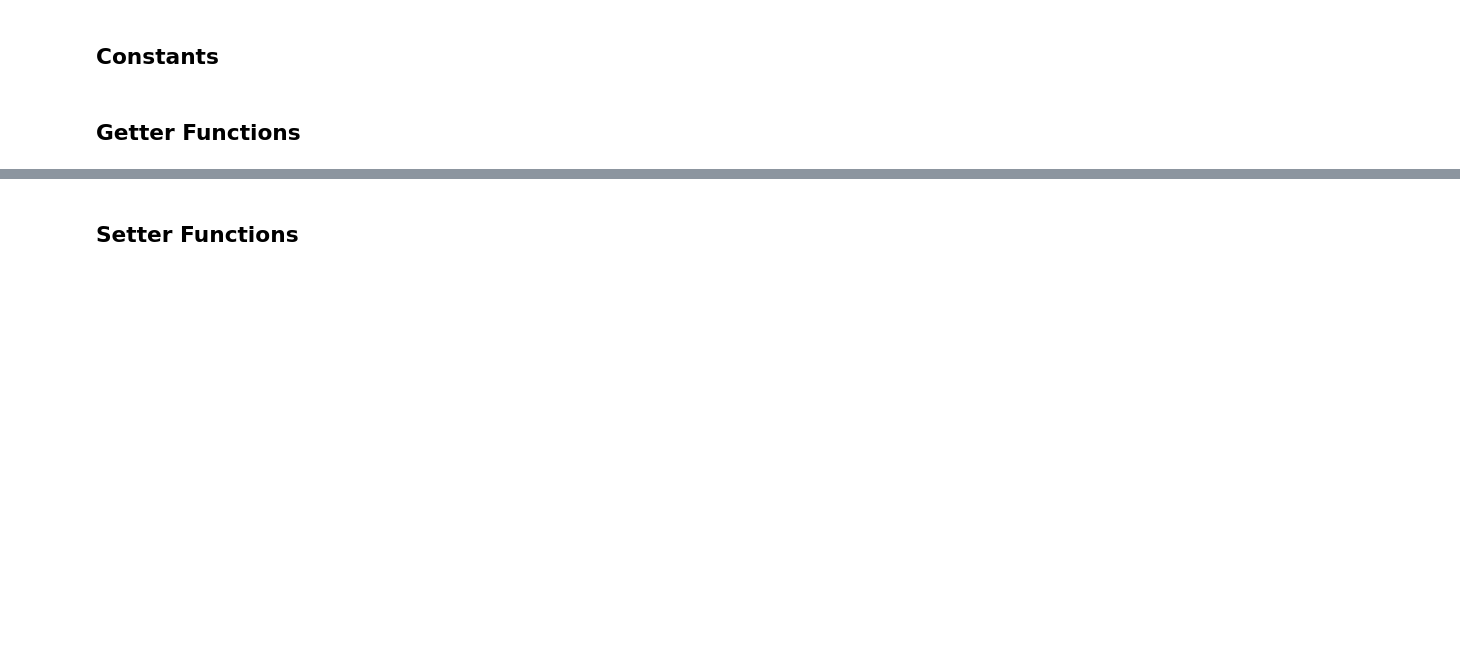
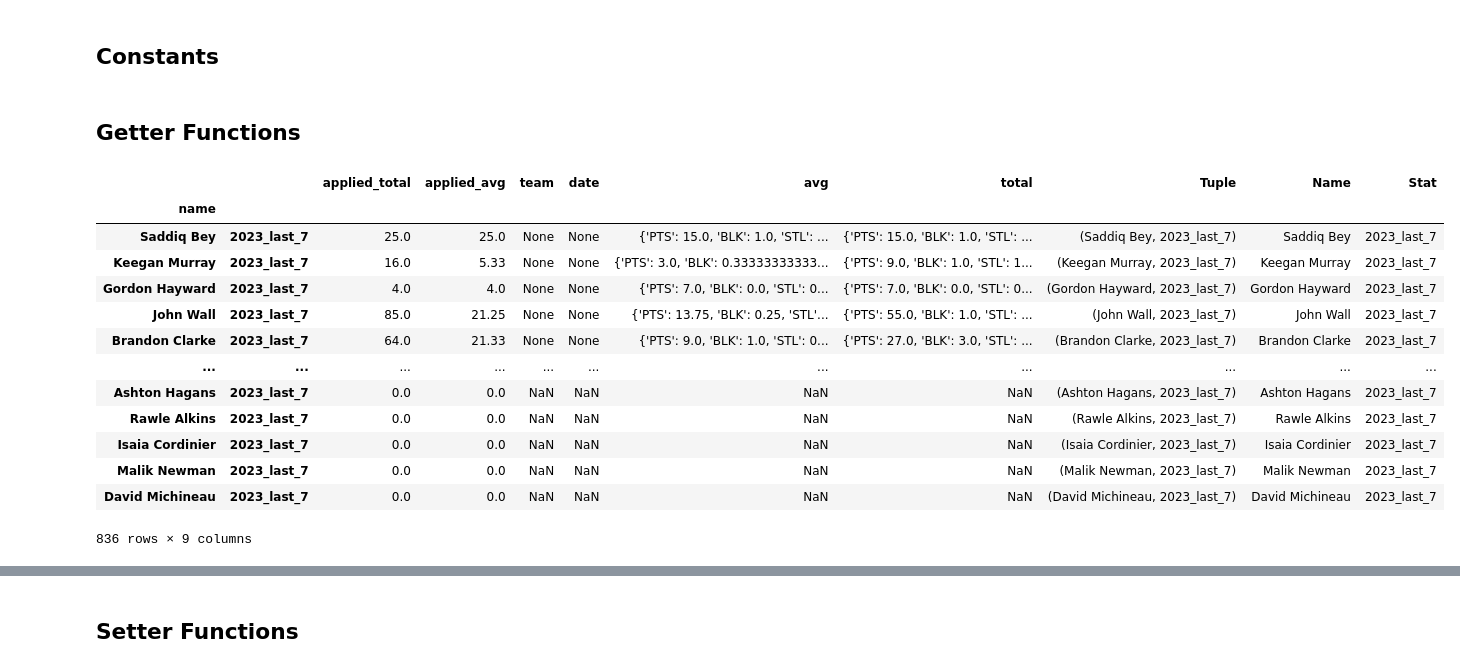
Before and after one commit to Scouthoovy/ESPN-NBAFantasy-WeeklyReport, a Jupyter notebook: NBAFantasyAPI_WeeklyReport.ipynb, the cells around one changed output, grey strips where cells are left out. Drawn from its saved outputs; the diff is of its cells as text; code cells hidden in the pictures; blank space fills up the shorter version.

```diff
--- a/NBAFantasyAPI_WeeklyReport.ipynb
+++ b/NBAFantasyAPI_WeeklyReport.ipynb
@@ -136,6 +136,14 @@ def getPlayerStats():
   playerStats = pd.concat(playerStats)
   return playerStats
 
+def getFAstats():
+  players = getFreeAgents()
+  playerStats = []
+  for row in players.itertuples():
+    playerStats.append(createPlayerDataFrame(row._1))
+  FAstats = pd.concat(playerStats)
+  return FAstats
+
 def getBoxPlayer(scoringPeriod):
   boxscores = getBoxScores_adv(scoringPeriod, False)
   boxscores['HomeBoxLineup'] = boxscores.apply(lambda matchup: matchup[0].home_lineup, axis=1)
@@ -169,6 +177,13 @@ def getBestPlayersLastWeek():
   playerStats = playerStats[playerStats['Stat']=='2023_last_7']
   return playerStats
 
+def getBestFreeAgentsLastWeek():
+  faStats = getFAstats()
+  faStats['Tuple'] = faStats.index.to_numpy()
+  faStats['Name'] = faStats.apply(lambda row: row['Tuple'][0], axis=1)
+  faStats['Stat'] = faStats.apply(lambda row: row['Tuple'][1], axis=1)
+  faStats = faStats[faStats['Stat']=='2023_last_7']
+  return faStats
 
 #Used in getPickupScores() to calculate the total FPTS scored in a week for a player.
 def getTotalScoredByPickup(row):
@@ -182,13 +197,17 @@ def getTotalScoredByPickup(row):
     startPeriod = math.floor(pickupPeriod)
   endPeriod = int(dt.timedelta(weeks=getLastWeekNum()).total_seconds() / 86400) #Get's last day of the week, and computes number of days since dayZero
   for period in range(startPeriod, endPeriod+1):
-    if period != 23:
+    if (period != 23) and (period != 39):
       boxplayers = getBoxPlayer(period)
       boxPlayer = boxplayers[boxplayers['Player']==playername]
       dfPlayerArray.append(boxPlayer)
-  dfPlayer = pd.concat(dfPlayerArray)
-  points = np.sum(dfPlayer['Points'])
+  if dfPlayerArray != []:
+    dfPlayer = pd.concat(dfPlayerArray)
+    points = np.sum(dfPlayer['Points'])
+  else:
+    points = 0
   return points
+
 
 #Used in getPickupScores() to calculate the average FPTS scored in a week for a player.
 def getAverageScoredByPickup(row):
@@ -202,17 +221,21 @@ def getAverageScoredByPickup(row):
     startPeriod = math.floor(pickupPeriod)
   endPeriod = int(dt.timedelta(weeks=getLastWeekNum()).total_seconds() / 86400) #Get's last day of the week, and computes number of days since dayZero
   for period in range(startPeriod, endPeriod+1):
-    if period != 23:
+    if (period != 23) and (period != 39):
       boxplayers = getBoxPlayer(period)
       boxPlayer = boxplayers[boxplayers['Player']==playername]
       dfPlayerArray.append(boxPlayer)
-  dfPlayer = pd.concat(dfPlayerArray)
-  points = np.sum(dfPlayer['Points'])
-  dfPlayer['gamePlayed'] = dfPlayer.apply(lambda row: int(row['Points'] != 0), axis=1)
-  gamesPlayed = np.sum(dfPlayer['gamePlayed'])
+  if dfPlayerArray != []:
+    dfPlayer = pd.concat(dfPlayerArray)
+    points = np.sum(dfPlayer['Points'])
+    dfPlayer['gamePlayed'] = dfPlayer.apply(lambda row: int(row['Points'] != 0), axis=1)
+    gamesPlayed = np.sum(dfPlayer['gamePlayed'])
 
-  if gamesPlayed != 0:
-    avgPoints = points / gamesPlayed
+    if gamesPlayed != 0:
+      avgPoints = points / gamesPlayed
+    else:
+      avgPoints = 0
+
   else:
     avgPoints = 0
 
@@ -351,3 +374,20 @@ def getPickupScores():
   recentActivity['avgPoints'] = recentActivity.apply(lambda row: getAverageScoredByPickup(row), axis=1)
 
   return recentActivity
+# %%
+getBestFreeAgentsLastWeek()
+# %% [output]
+|  |  | applied_total | applied_avg | team | date | avg | total | Tuple | Name | Stat |
+| name |  |  |  |  |  |  |  |  |  |  |
+| Saddiq Bey | 2023_last_7 | 25.0 | 25.0 | None | None | {'PTS': 15.0, 'BLK': 1.0, 'STL': ... | {'PTS': 15.0, 'BLK': 1.0, 'STL': ... | (Saddiq Bey, 2023_last_7) | Saddiq Bey | 2023_last_7 |
+| Keegan Murray | 2023_last_7 | 16.0 | 5.33 | None | None | {'PTS': 3.0, 'BLK': 0.33333333333... | {'PTS': 9.0, 'BLK': 1.0, 'STL': 1... | (Keegan Murray, 2023_last_7) | Keegan Murray | 2023_last_7 |
+| Gordon Hayward | 2023_last_7 | 4.0 | 4.0 | None | None | {'PTS': 7.0, 'BLK': 0.0, 'STL': 0... | {'PTS': 7.0, 'BLK': 0.0, 'STL': 0... | (Gordon Hayward, 2023_last_7) | Gordon Hayward | 2023_last_7 |
+| John Wall | 2023_last_7 | 85.0 | 21.25 | None | None | {'PTS': 13.75, 'BLK': 0.25, 'STL'... | {'PTS': 55.0, 'BLK': 1.0, 'STL': ... | (John Wall, 2023_last_7) | John Wall | 2023_last_7 |
+| Brandon Clarke | 2023_last_7 | 64.0 | 21.33 | None | None | {'PTS': 9.0, 'BLK': 1.0, 'STL': 0... | {'PTS': 27.0, 'BLK': 3.0, 'STL': ... | (Brandon Clarke, 2023_last_7) | Brandon Clarke | 2023_last_7 |
+| ... | ... | ... | ... | ... | ... | ... | ... | ... | ... | ... |
+| Ashton Hagans | 2023_last_7 | 0.0 | 0.0 | NaN | NaN | NaN | NaN | (Ashton Hagans, 2023_last_7) | Ashton Hagans | 2023_last_7 |
+| Rawle Alkins | 2023_last_7 | 0.0 | 0.0 | NaN | NaN | NaN | NaN | (Rawle Alkins, 2023_last_7) | Rawle Alkins | 2023_last_7 |
+| Isaia Cordinier | 2023_last_7 | 0.0 | 0.0 | NaN | NaN | NaN | NaN | (Isaia Cordinier, 2023_last_7) | Isaia Cordinier | 2023_last_7 |
+| Malik Newman | 2023_last_7 | 0.0 | 0.0 | NaN | NaN | NaN | NaN | (Malik Newman, 2023_last_7) | Malik Newman | 2023_last_7 |
+| David Michineau | 2023_last_7 | 0.0 | 0.0 | NaN | NaN | NaN | NaN | (David Michineau, 2023_last_7) | David Michineau | 2023_last_7 |
+836 rows × 9 columns
```
Also changed, not shown: parts of 3 cells of this notebook.
